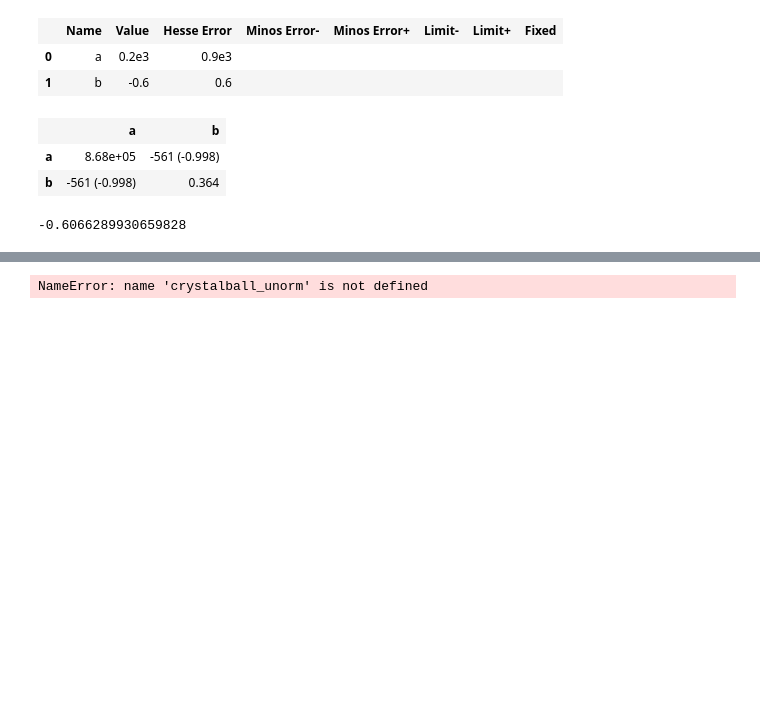
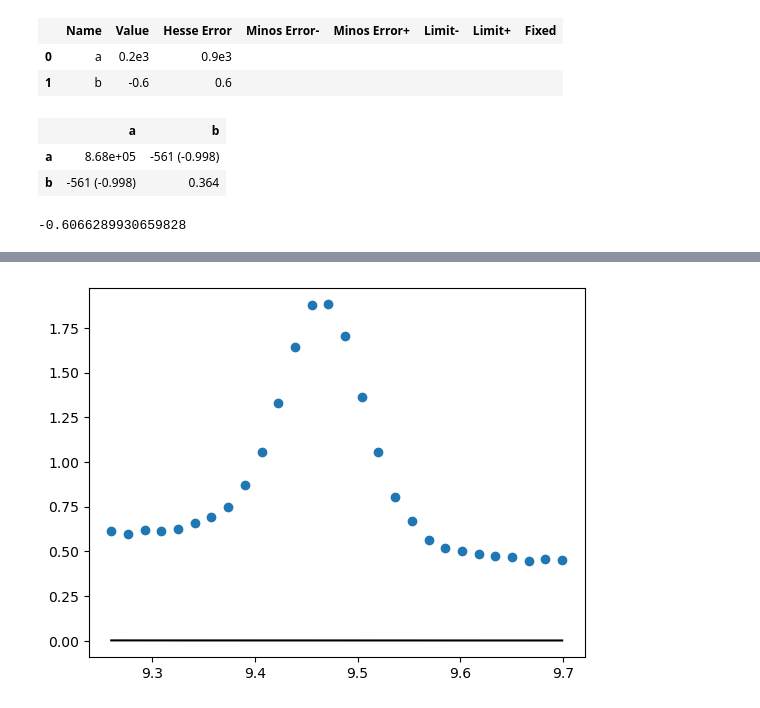
Before and after one commit to aqnemo32/project_f1_dah, a Jupyter notebook: iminuit_test.ipynb, the cells around one changed output, grey strips where cells are left out. Saved outputs shown, nothing was run; the diff lists cells and outputs as text; code cells hidden in the pictures; blank space fills up the shorter version.

```diff
--- a/iminuit_test.ipynb
+++ b/iminuit_test.ipynb
@@ -545,7 +546,10 @@ print(dec_back_cl.values[1])
     # return np.sum((count_1_cl_sub-double_gauss(bins_1_cl,alpha, n,mu,sig)) **2)
 
 def lsq_cb_1_cl(alpha, n, mu, sig, f, b):
-    return np.sum((-np.log(count_1_cl - (f*crystalball_unorm(bins_1_cl, alpha, n, mu, sig) + (1-f)*np.exp(bins_1_cl*b)))))
+    pdf = f*crystalball(bins_1_cl, alpha, n, mu, sig) + (1-f)*np.exp(bins_1_cl*b)
+    log_pmf = poisson.logpmf(count_1_cl, mu = pdf)
+    log_like = np.sum(-log_pmf)
+    return log_like
 
 def lsq_cb_2_cl(alpha, n, mu, sig, a, b):
     return np.sum(count_2_cl_sub-(crystalball(bins_2_cl,alpha, n,mu,sig)) **2)
@@ -556,10 +560,11 @@ def lsq_cb_3_cl(alpha, n, mu, sig,a, b):
 # alpha, n, mu, sigma, f, b
 args = [1.82421036, 0.95880339, 9.45, 0.02, 0.9, dec_back_cl.values[1]]
 cb_1_cl = Minuit(lsq_cb_1_cl, args[0], args[1], args[2],args[3], args[4], args[5])
+# fixing alpha and n to the values obtained from the MC simulation
 cb_1_cl.fixed[0] = True
 cb_1_cl.fixed[1] = True
-cb_1_cl.limits[5] = (-0.7, -0.5)
-cb_1_cl.limits[4] = (0, 1)
+# cb_1_cl.limits[5] = (-0.7, -0.5)
+# cb_1_cl.limits[4] = (0, 1)
 
 cb_1_cl.errordef = Minuit.LIKELIHOOD
 cb_1_cl.migrad(iterate = 10000)
@@ -568,13 +592,13 @@ NameError: name 'crystalball_unorm' is not defined
 # %%
 alpha_cl = cb_1_cl.values[0]
 n_cl = cb_1_cl.values[1]
 mu_cl = cb_1_cl.values[2]
 sig_cl = cb_1_cl.values[3]
 f_cl = cb_1_cl.values[4]
 b_cl = cb_1_cl.values[5]
 
-plt.plot(bins_1_cl, np.absolute(f_cl)*crystalball_unorm(bins_1_cl,alpha_cl, n_cl,mu_cl,sig_cl) + np.absolute(1-f_cl)*np.exp(bins_1_cl*b_cl), color = 'k')
+plt.plot(bins_1_cl, np.absolute(f_cl)*crystalball(bins_1_cl,alpha_cl, n_cl,mu_cl,sig_cl) + np.absolute(1-f_cl)*np.exp(bins_1_cl*b_cl), color = 'k')
 plt.scatter(bins_1_cl, count_1_cl)
 plt.show()
 # %% [output]
-NameError: name 'crystalball_unorm' is not defined
+[figure, added]
```
Also changed, not shown: parts of 2 cells of this notebook, 1 other file.
